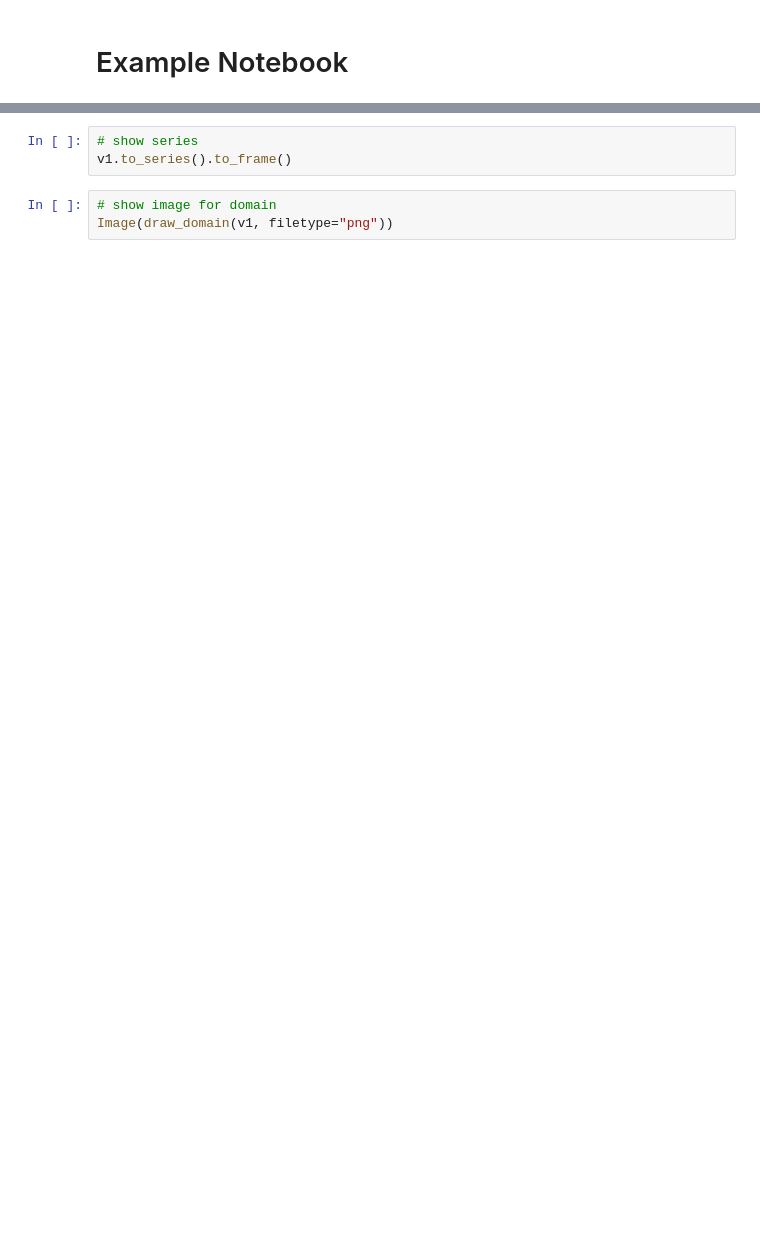
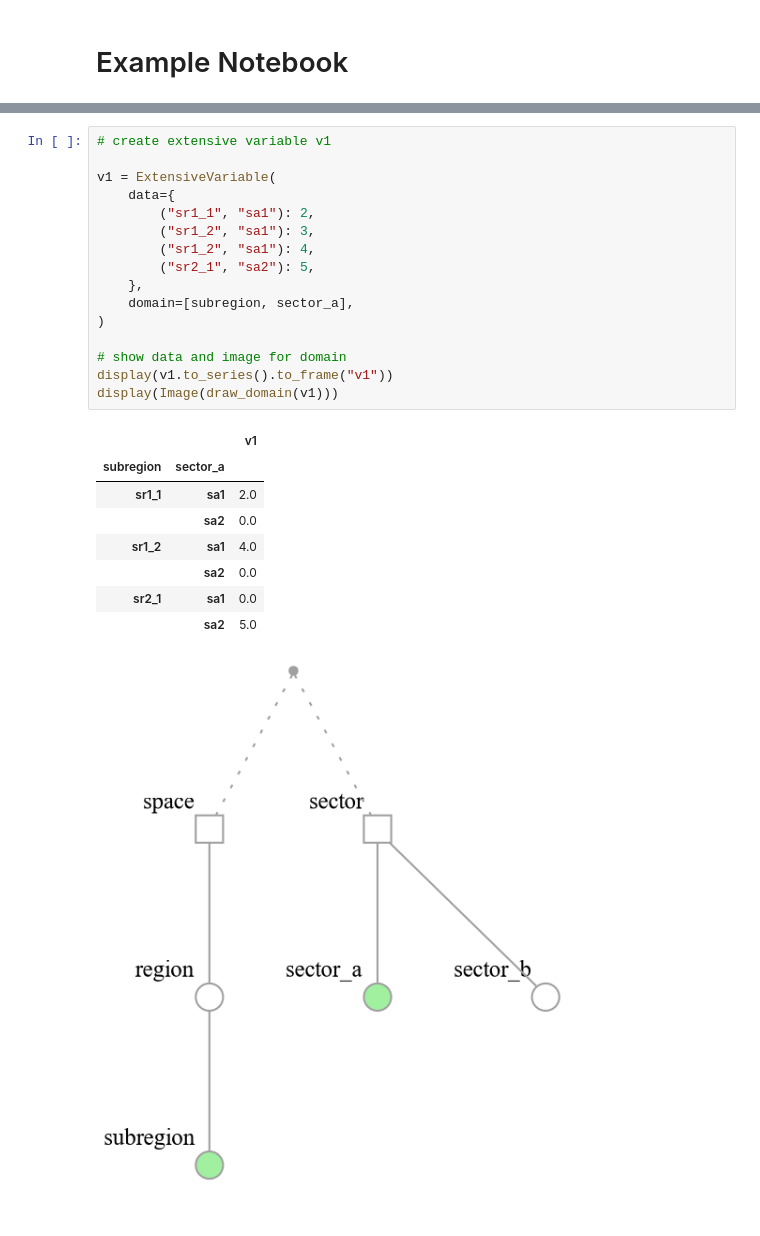
Before and after one commit to wingechr/data-disaggregation, a Jupyter notebook: docs/example.ipynb, the cells around one changed output, grey strips where cells are left out. Drawn from its saved outputs; the diff is of its cells as text; blank space fills up the shorter version.

```diff
--- a/docs/example.ipynb
+++ b/docs/example.ipynb
@@ -42,6 +20,26 @@ v3 = ExtensiveVariable(
-# %%
-# show series
-v1.to_series().to_frame()
-# %%
-# show image for domain
-Image(draw_domain(v1, filetype="png"))
+# %%
+# create extensive variable v1
+
+v1 = ExtensiveVariable(
+    data={
+        ("sr1_1", "sa1"): 2,
+        ("sr1_2", "sa1"): 3,
+        ("sr1_2", "sa1"): 4,
+        ("sr2_1", "sa2"): 5,
+    },
+    domain=[subregion, sector_a],
+)
+
+# show data and image for domain
+display(v1.to_series().to_frame("v1"))
+display(Image(draw_domain(v1)))
+# %% [output]
+|  |  | v1 |
+| subregion | sector_a |  |
+| sr1_1 | sa1 | 2.0 |
+|  | sa2 | 0.0 |
+| sr1_2 | sa1 | 4.0 |
+|  | sa2 | 0.0 |
+| sr2_1 | sa1 | 0.0 |
+|  | sa2 | 5.0 |
+[figure, added]
```
Also changed, not shown: parts of 8 cells of this notebook, 1 other file.
